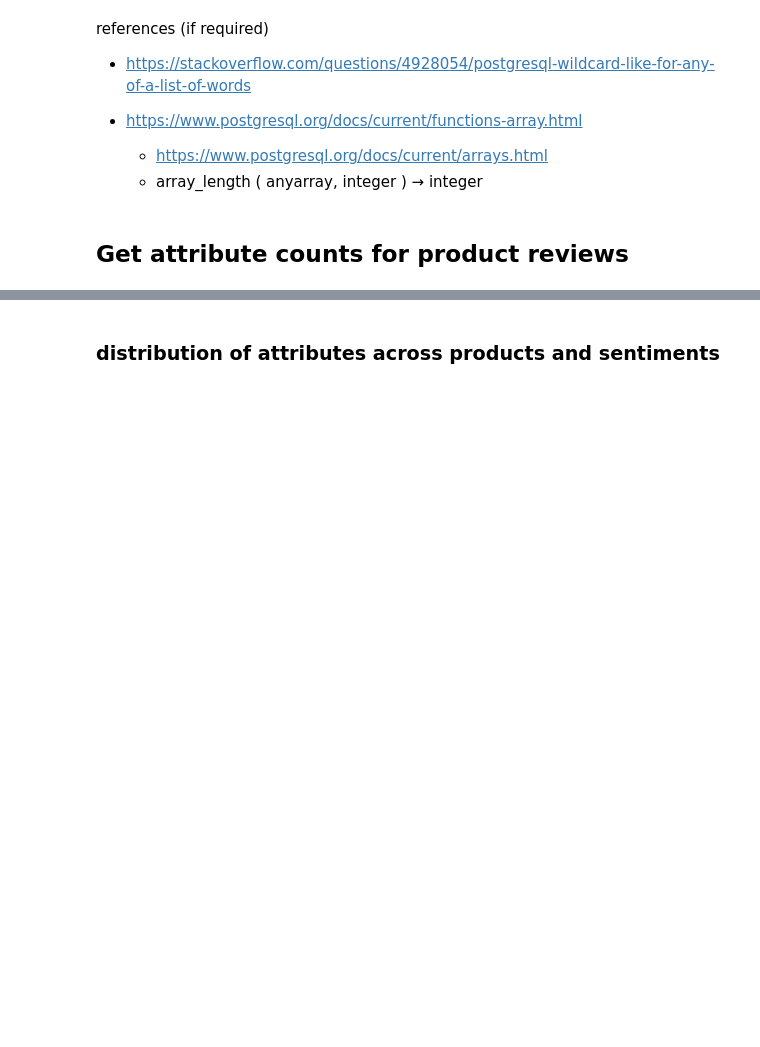
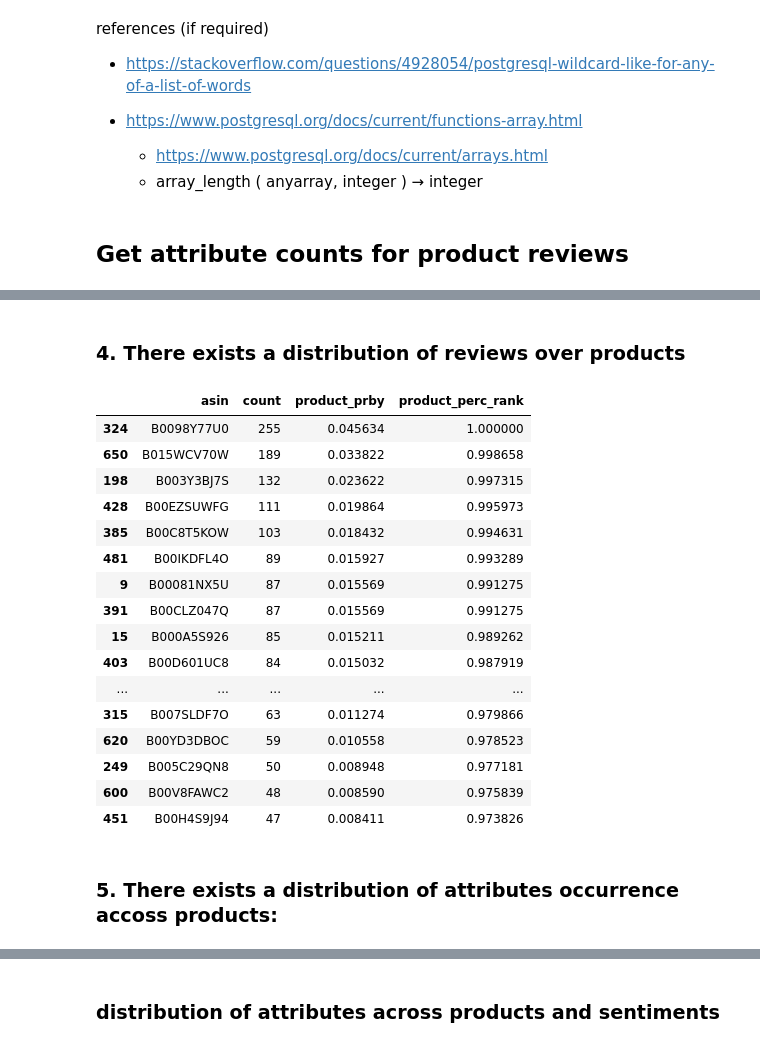
Before and after one commit to avelllabs/Gabby, a Jupyter notebook: notebooks/14_gb_product_recommendation_and_matching_score.ipynb, the cells around one changed output, grey strips where cells are left out. Saved outputs shown, nothing was run; the diff lists cells and outputs as text; code cells hidden in the pictures; blank space fills up the shorter version.

```diff
--- a/notebooks/14_gb_product_recommendation_and_matching_score.ipynb
+++ b/notebooks/14_gb_product_recommendation_and_matching_score.ipynb
@@ -179,0 +33,35 @@ attributes_counts.groupby(['asin', 'phrase'])['count'].sum().reset_index()
+# %%
+attributes_counts_positive_sql_query = \
+	""" SELECT BR.asin, PHR.key_phrase_id, PHR.phrase, BR.sentiment, count(*)
+		FROM (SELECT key_phrase_id, phrase
+			FROM key_phrase_root
+			WHERE category='Monitor'
+				AND phrase IN ('the price', 'the stand')
+			) as PHR
+		LEFT JOIN key_phrase_reviews KPR
+			ON KPR.key_phrase_id=PHR.key_phrase_id
+		LEFT JOIN baseline_reviews BR
+			ON BR.review_id=KPR.review_id
+		WHERE BR.sentiment='positive'
+		GROUP BY BR.asin, PHR.key_phrase_id, PHR.phrase, BR.sentiment
+	"""
+
+attributes_counts_negative_sql_query = \
+	""" SELECT BR.asin, PHR.key_phrase_id, PHR.phrase, BR.sentiment, count(*)
+		FROM (SELECT key_phrase_id, phrase
+			FROM key_phrase_root
+			WHERE category='Monitor'
+				AND phrase IN ('the price', 'the stand')
+			) as PHR
+		LEFT JOIN key_phrase_reviews KPR
+			ON KPR.key_phrase_id=PHR.key_phrase_id
+		LEFT JOIN baseline_reviews BR
+			ON BR.review_id=KPR.review_id
+		WHERE BR.sentiment='negative'
+		GROUP BY BR.asin, PHR.key_phrase_id, PHR.phrase, BR.sentiment
+	"""
+
+
+
+positive_attributes_counts = pd.read_sql(attributes_counts_positive_sql_query, conn)
+negative_attributes_counts = pd.read_sql(attributes_counts_negative_sql_query, conn)
@@ -179,0 +139,3 @@ attributes_counts.groupby(['asin', 'phrase'])['count'].sum().reset_index()
+# %%
+neg_phrase_counts = negative_attributes_counts.groupby('phrase')['count'].sum().reset_index()
+neg_phrase_counts['sentiment'] = 'negative'
@@ -179,0 +158,26 @@ attributes_counts.groupby(['asin', 'phrase'])['count'].sum().reset_index()
+# %% [markdown]
+### 4. There exists a distribution of reviews over products
+# %%
+# number of reviews per product
+product_prby = pd.concat([positive_attributes_counts, neg_phrase_counts]).groupby('asin')['count'].sum().reset_index()
+product_prby['product_prby'] = product_prby['count']/product_prby['count'].sum()
+product_prby['product_perc_rank'] = product_prby['count'].rank(pct=True)
+product_prby.sort_values('product_perc_rank', ascending=False).head(20)
+# %% [output]
+|  | asin | count | product_prby | product_perc_rank |
+| 324 | B0098Y77U0 | 255 | 0.045634 | 1.000000 |
+| 650 | B015WCV70W | 189 | 0.033822 | 0.998658 |
+| 198 | B003Y3BJ7S | 132 | 0.023622 | 0.997315 |
+| 428 | B00EZSUWFG | 111 | 0.019864 | 0.995973 |
+| 385 | B00C8T5KOW | 103 | 0.018432 | 0.994631 |
+| 481 | B00IKDFL4O | 89 | 0.015927 | 0.993289 |
+| 9 | B00081NX5U | 87 | 0.015569 | 0.991275 |
+| 391 | B00CLZ047Q | 87 | 0.015569 | 0.991275 |
+| 15 | B000A5S926 | 85 | 0.015211 | 0.989262 |
+| 403 | B00D601UC8 | 84 | 0.015032 | 0.987919 |
+| ... | ... | ... | ... | ... |
+| 315 | B007SLDF7O | 63 | 0.011274 | 0.979866 |
+| 620 | B00YD3DBOC | 59 | 0.010558 | 0.978523 |
+| 249 | B005C29QN8 | 50 | 0.008948 | 0.977181 |
+| 600 | B00V8FAWC2 | 48 | 0.008590 | 0.975839 |
+| 451 | B00H4S9J94 | 47 | 0.008411 | 0.973826 |
@@ -179,0 +186,2 @@ attributes_counts.groupby(['asin', 'phrase'])['count'].sum().reset_index()
+# %% [markdown]
+### 5. There exists a distribution of attributes occurrence accoss products:
```
Also changed, not shown: parts of 45 cells of this notebook.
